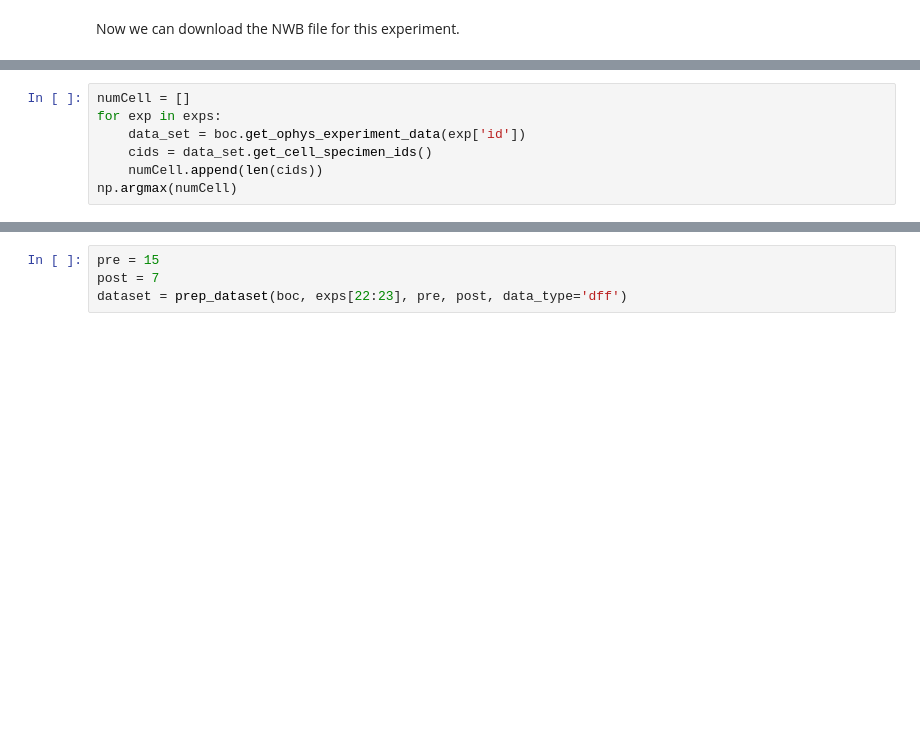
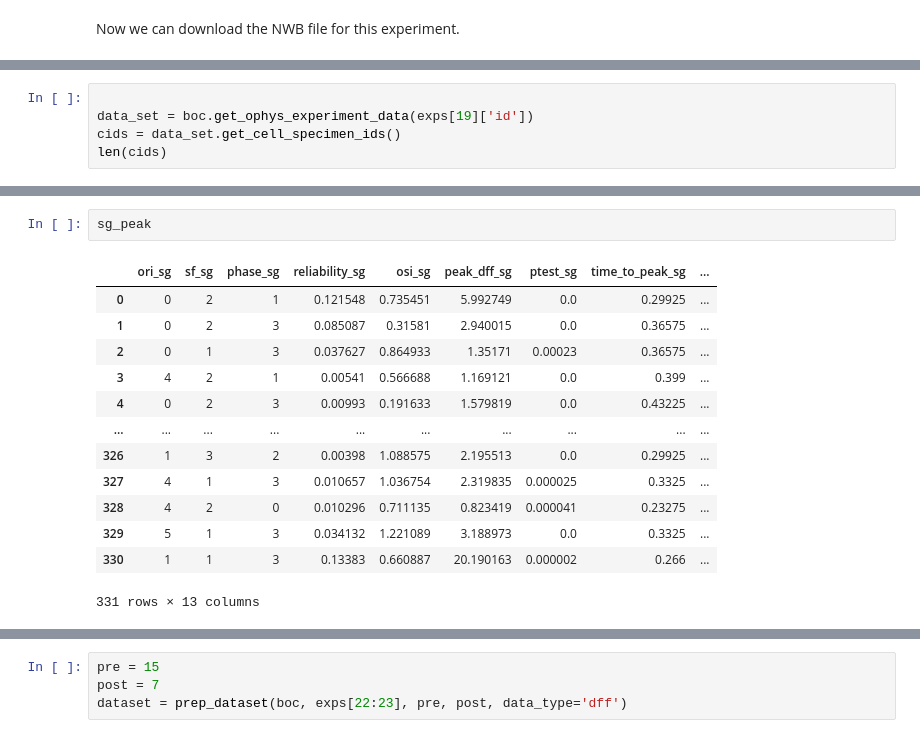
Before and after one commit to edwardyan95/ESE546_Project, a Jupyter notebook: test_project.ipynb, the cells around one changed output, grey strips where cells are left out. Drawn from its saved outputs; the diff is of its cells as text; blank space fills up the shorter version.

```diff
--- a/test_project.ipynb
+++ b/test_project.ipynb
@@ -81,10 +87,8 @@ len(exps)
 # %% [output]
 94
 # %%
-numCell = []
-for exp in exps:
-    data_set = boc.get_ophys_experiment_data(exp['id'])
-    cids = data_set.get_cell_specimen_ids()
-    numCell.append(len(cids))
-np.argmax(numCell)
+
+data_set = boc.get_ophys_experiment_data(exps[19]['id'])
+cids = data_set.get_cell_specimen_ids()
+len(cids)
 # %% [output]
@@ -95,0 +369,16 @@ numCell[4]
+# %%
+sg_peak
+# %% [output]
+|  | ori_sg | sf_sg | phase_sg | reliability_sg | osi_sg | peak_dff_sg | ptest_sg | time_to_peak_sg | ... |
+| 0 | 0 | 2 | 1 | 0.121548 | 0.735451 | 5.992749 | 0.0 | 0.29925 | ... |
+| 1 | 0 | 2 | 3 | 0.085087 | 0.31581 | 2.940015 | 0.0 | 0.36575 | ... |
+| 2 | 0 | 1 | 3 | 0.037627 | 0.864933 | 1.35171 | 0.00023 | 0.36575 | ... |
+| 3 | 4 | 2 | 1 | 0.00541 | 0.566688 | 1.169121 | 0.0 | 0.399 | ... |
+| 4 | 0 | 2 | 3 | 0.00993 | 0.191633 | 1.579819 | 0.0 | 0.43225 | ... |
+| ... | ... | ... | ... | ... | ... | ... | ... | ... | ... |
+| 326 | 1 | 3 | 2 | 0.00398 | 1.088575 | 2.195513 | 0.0 | 0.29925 | ... |
+| 327 | 4 | 1 | 3 | 0.010657 | 1.036754 | 2.319835 | 0.000025 | 0.3325 | ... |
+| 328 | 4 | 2 | 0 | 0.010296 | 0.711135 | 0.823419 | 0.000041 | 0.23275 | ... |
+| 329 | 5 | 1 | 3 | 0.034132 | 1.221089 | 3.188973 | 0.0 | 0.3325 | ... |
+| 330 | 1 | 1 | 3 | 0.13383 | 0.660887 | 20.190163 | 0.000002 | 0.266 | ... |
+331 rows × 13 columns
```
Also changed, not shown: parts of 29 cells of this notebook, 4 other files.
